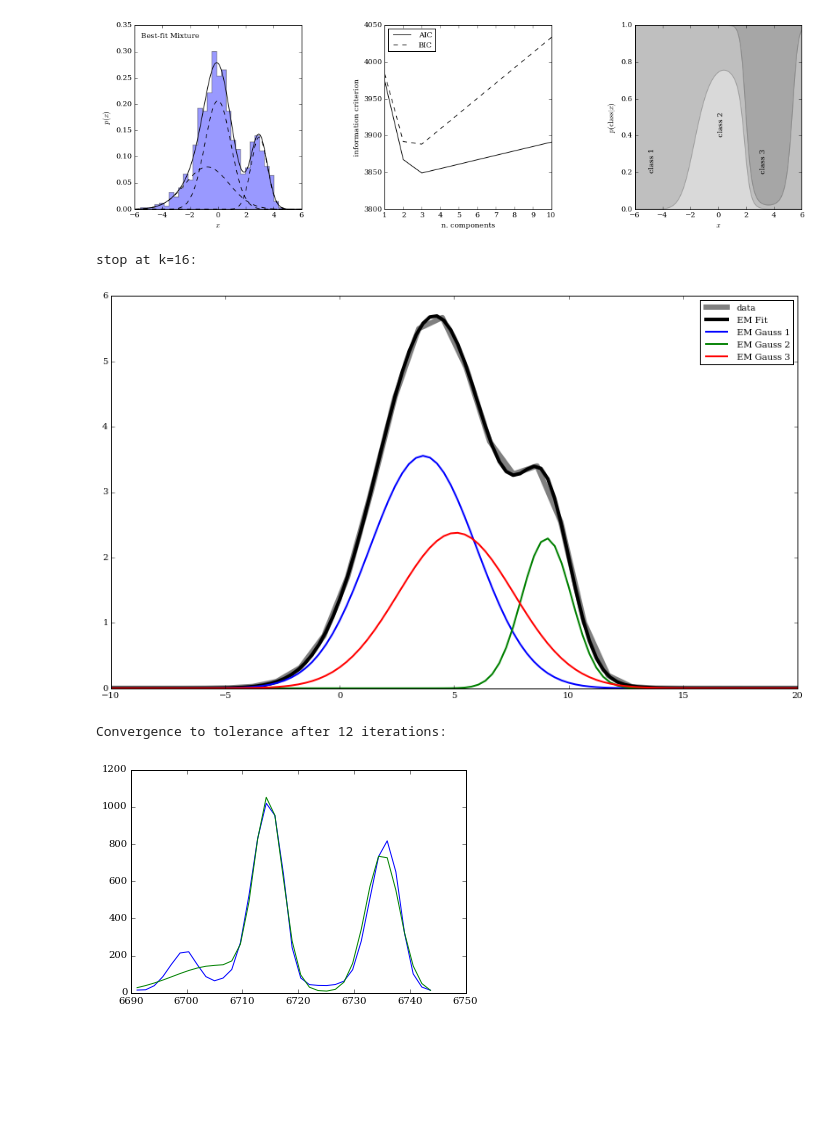
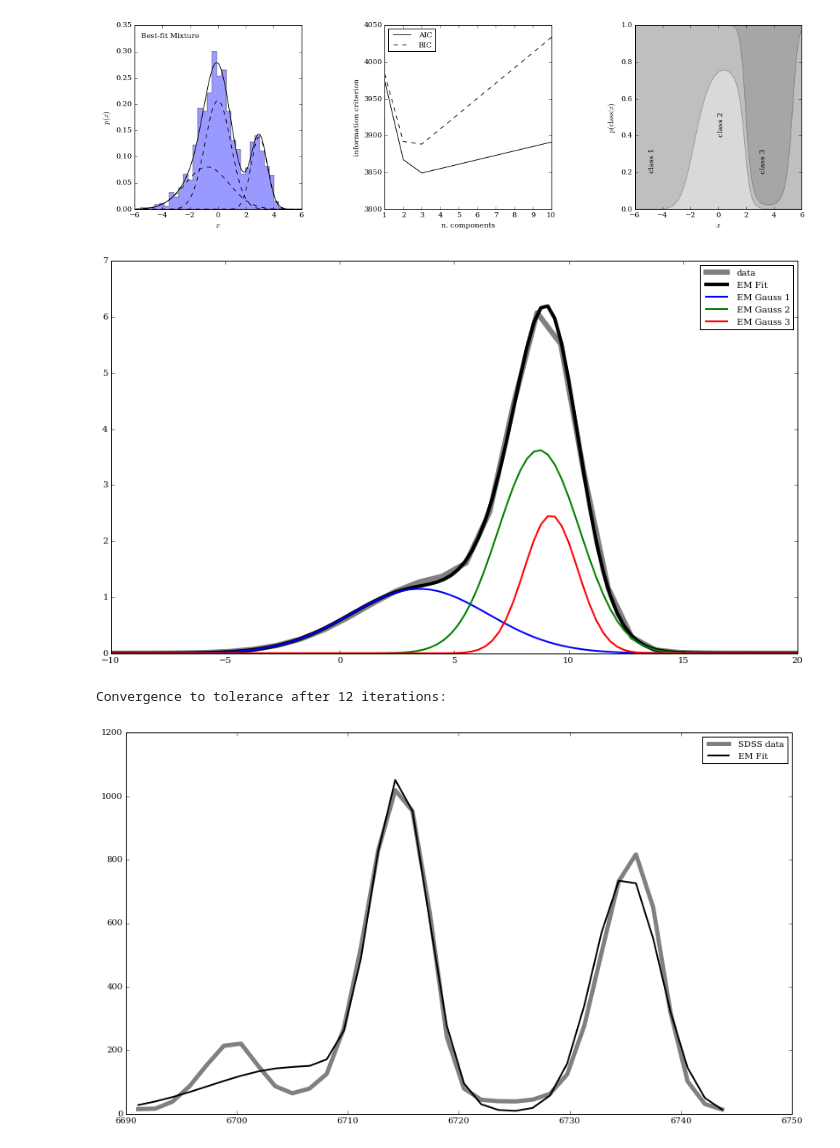
Before and after one commit to dkirkby/astroml-study, a Jupyter notebook: Chapter4/Chapter 4 (4.1-4.4).ipynb, the cells around one changed output. Saved outputs shown, nothing was run; the diff lists cells and outputs as text; code cells hidden in the pictures; blank space fills up the shorter version.

```diff
--- a/Chapter4/Chapter 4 (4.1-4.4).ipynb
+++ b/Chapter4/Chapter 4 (4.1-4.4).ipynb
@@ -374,8 +374,8 @@ plt.show()
 #Seting up random addition of 3 Gaussians
 xgen = np.linspace(-10, 20, 30)
 mgen = np.random.choice(np.arange(11), 3)
-sgen = np.random.choice(np.linspace(0.5,2.5,50), 3)
-agen = np.random.choice(np.linspace(5,30,36), 3)
+sgen = np.random.choice(np.linspace(0.5,3.5,50), 3)
+agen = np.random.choice(np.linspace(5,25,50), 3)
 ggen = np.zeros(len(xgen))
 for i in range(3):
     ggen = ggen + agen[i] * Gauss(xgen,mgen[i], sgen[i])
@@ -384,7 +384,7 @@ for i in range(3):
 J = 3
 #Setting starting guess values for mu, sigma, alpha
 avg = np.sum(xgen*ggen) / np.sum(ggen)
-var = np.sum(ggen*np.power(xgen-avg,2)) / (np.sum(ggen)-1)
+var = np.sum(ggen*np.power(xgen-avg,2)) / (np.sum(ggen))
 std = np.sqrt(var)
 s = std * np.ones(J)
 a = np.ones(J) / J
@@ -416,7 +416,7 @@ for k in range(50):
             alph[j] = True
         a[j] = a1
     if mu.all() and sig.all() and alph.all():
-        print('stop at k={}:'.format(k))
+        print('Convergence to tolerance after {} iterations:'.format(k))
         break
 
 #Plotting comparison to data
@@ -431,8 +431,7 @@ for i in range(3):
 plt.legend()
 plt.show()
 # %% [output]
-stop at k=16:
-[figure, old version]
+[figure, new version]
 # %%
 #Using SDSS data via bossdata tool
 import bossdata
@@ -468,33 +467,35 @@ alph = np.zeros(J, dtype = bool)
 for k in range(50):
     for j in range(J):
         for i in range(len(testx)):
             #Creating omega matrix
             w[j][i] = (a[j] * Gauss(testx[i], m[j], s[j]) /
                        np.sum([a[l] * Gauss(testx[i], m[l], s[l]) for l in range(J)]))
         #Solving for new mu, sigma, alpha values & test against tolerance
         m1 = np.sum(w[j]*testx*testy) / np.sum(w[j]*testy)
         if np.abs(m1 - m[j]) < 0.1:
             mu[j] = True
         m[j] = m1
         s1 = np.sqrt(np.sum(w[j]*testy*np.power(testx-m[j],2)) /
                      np.sum(w[j]*testy))
         if np.abs(s1 - s[j]) < 0.05:
             sig[j] = True
         s[j] = s1
         a1 = np.sum(w[j]*testy) / np.sum(testy)
         if np.abs(a1 - a[j]) < 0.1:
             alph[j] = True
         a[j] = a1
     if mu.all() and sig.all() and alph.all():
         print('Convergence to tolerance after {} iterations:'.format(k))
         break
 
 #Ploting comparison to data
-plt.plot(testx,testy)
+plt.figure(figsize = (14,8))
+plt.plot(testx,testy, label = 'SDSS data', color = 'grey', linewidth = 5)
 #plt.fill_between(testx,testy-dflux[peak-15:peak+20], testy + dflux[peak-15:peak+20])
 g = np.sum([a[j]*Gauss(testx,m[j],s[j]) for j in range(J)], axis = 0)
-plt.plot(testx,g * np.trapz(testy,testx))
+plt.plot(testx,g * np.trapz(testy,testx), label = 'EM Fit', color = 'black', linewidth = 2)
+plt.legend()
 plt.show()
 # %% [output]
 Convergence to tolerance after 12 iterations:
-[figure, old version]
+[figure, new version]
```
Also changed, not shown: parts of 1 cell of this notebook.
